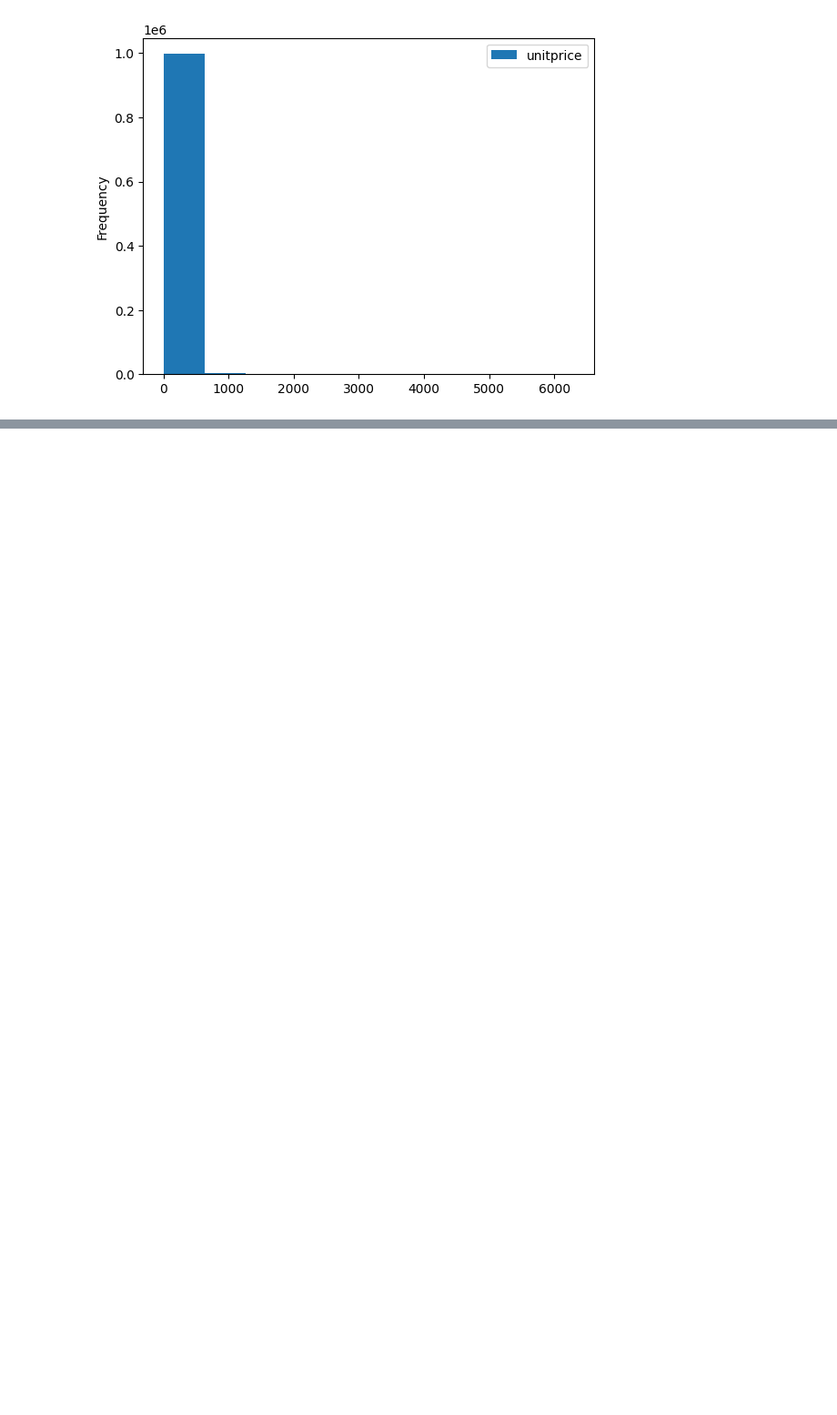
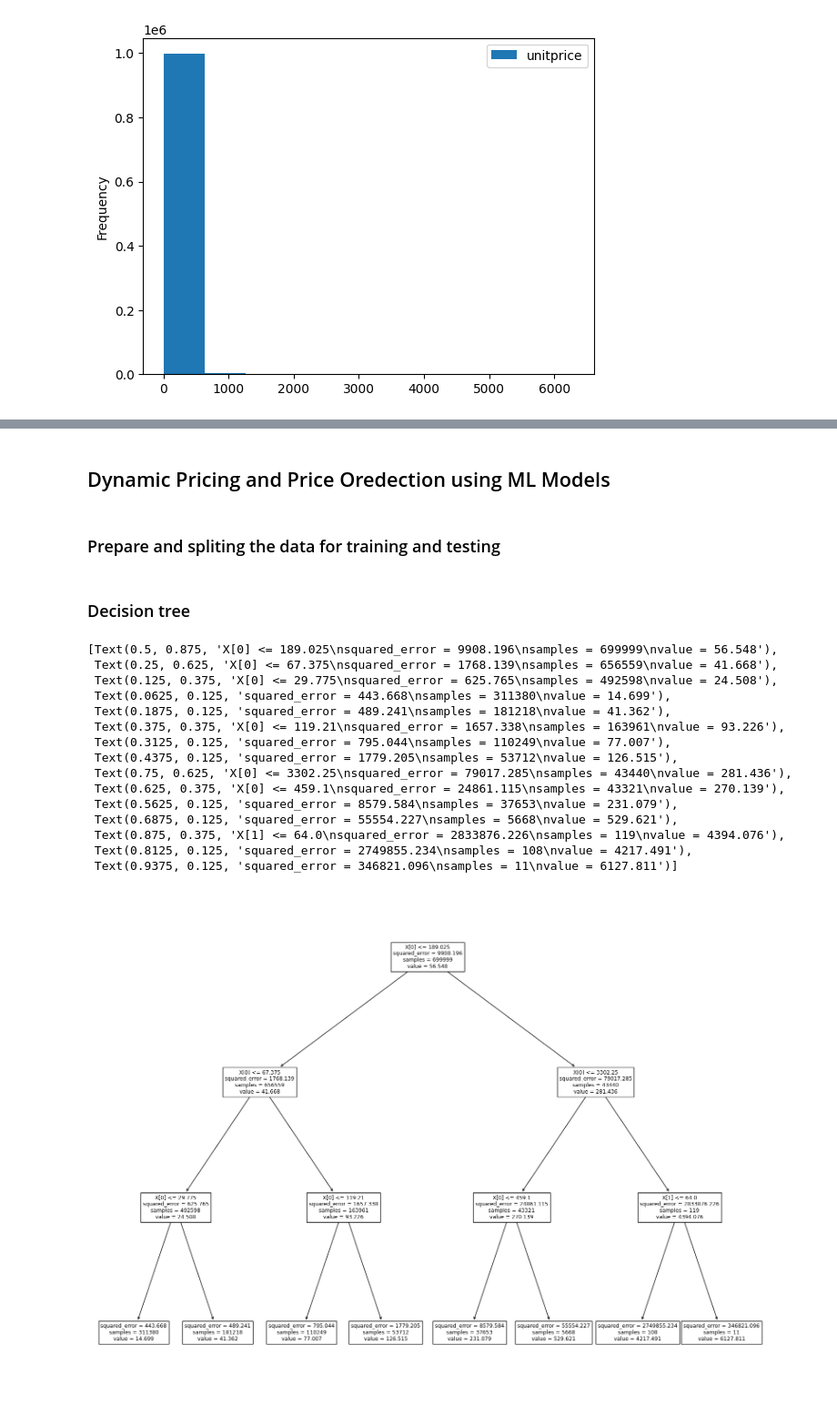
Before and after one commit to MariamTakoo/Availa-GP, a Jupyter notebook: DataCleaned_.ipynb, the cells around one changed output, grey strips where cells are left out. Shown at 91% size. Cells and saved outputs as stored; diff of their text form; code cells hidden in the pictures; blank space fills up the shorter version.

```diff
--- a/DataCleaned_.ipynb
+++ b/DataCleaned_.ipynb
@@ -710,0 +687,4 @@ R-squared: 0.8753498997035625
+# %% [markdown]
+## Dynamic Pricing and Price Oredection using ML Models
+# %% [markdown]
+### Prepare and spliting the data for training and testing
@@ -710,0 +699,35 @@ R-squared: 0.8753498997035625
+# %% [markdown]
+### Decision tree
+# %%
+from sklearn import tree
+from sklearn import linear_model
+from sklearn.model_selection import train_test_split
+from sklearn.linear_model import LinearRegression
+from sklearn.metrics import mean_squared_error, r2_score
+import math
+from sklearn.metrics import mean_squared_error
+from sklearn.metrics import mean_absolute_error
+clf = tree.DecisionTreeRegressor(max_depth=3)
+clf = clf.fit(X_train,y_train)
+# %%
+from sklearn.tree import DecisionTreeClassifier, plot_tree
+
+plt.figure(figsize=[20,15])
+plot_tree(clf)
+# %% [output]
+[Text(0.5, 0.875, 'X[0] <= 189.025\nsquared_error = 9908.196\nsamples = 699999\nvalue = 56.548'),
+ Text(0.25, 0.625, 'X[0] <= 67.375\nsquared_error = 1768.139\nsamples = 656559\nvalue = 41.668'),
+ Text(0.125, 0.375, 'X[0] <= 29.775\nsquared_error = 625.765\nsamples = 492598\nvalue = 24.508'),
+ Text(0.0625, 0.125, 'squared_error = 443.668\nsamples = 311380\nvalue = 14.699'),
+ Text(0.1875, 0.125, 'squared_error = 489.241\nsamples = 181218\nvalue = 41.362'),
+ Text(0.375, 0.375, 'X[0] <= 119.21\nsquared_error = 1657.338\nsamples = 163961\nvalue = 93.226'),
+ Text(0.3125, 0.125, 'squared_error = 795.044\nsamples = 110249\nvalue = 77.007'),
+ Text(0.4375, 0.125, 'squared_error = 1779.205\nsamples = 53712\nvalue = 126.515'),
+ Text(0.75, 0.625, 'X[0] <= 3302.25\nsquared_error = 79017.285\nsamples = 43440\nvalue = 281.436'),
+ Text(0.625, 0.375, 'X[0] <= 459.1\nsquared_error = 24861.115\nsamples = 43321\nvalue = 270.139'),
+ Text(0.5625, 0.125, 'squared_error = 8579.584\nsamples = 37653\nvalue = 231.079'),
+ Text(0.6875, 0.125, 'squared_error = 55554.227\nsamples = 5668\nvalue = 529.621'),
+ Text(0.875, 0.375, 'X[1] <= 64.0\nsquared_error = 2833876.226\nsamples = 119\nvalue = 4394.076'),
+ Text(0.8125, 0.125, 'squared_error = 2749855.234\nsamples = 108\nvalue = 4217.491'),
+ Text(0.9375, 0.125, 'squared_error = 346821.096\nsamples = 11\nvalue = 6127.811')]
+[figure, added]
```
Also changed, not shown: parts of 39 cells of this notebook.
